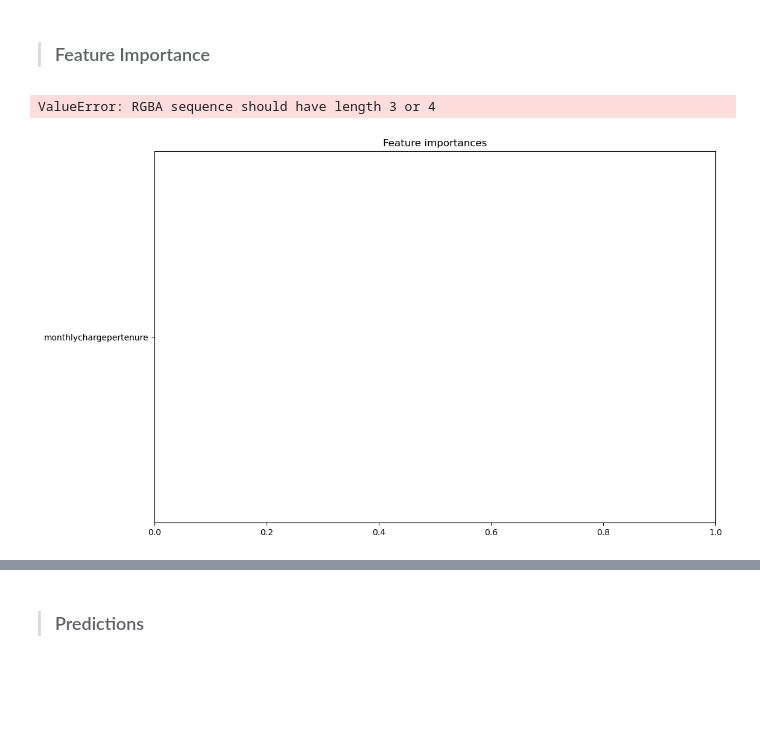
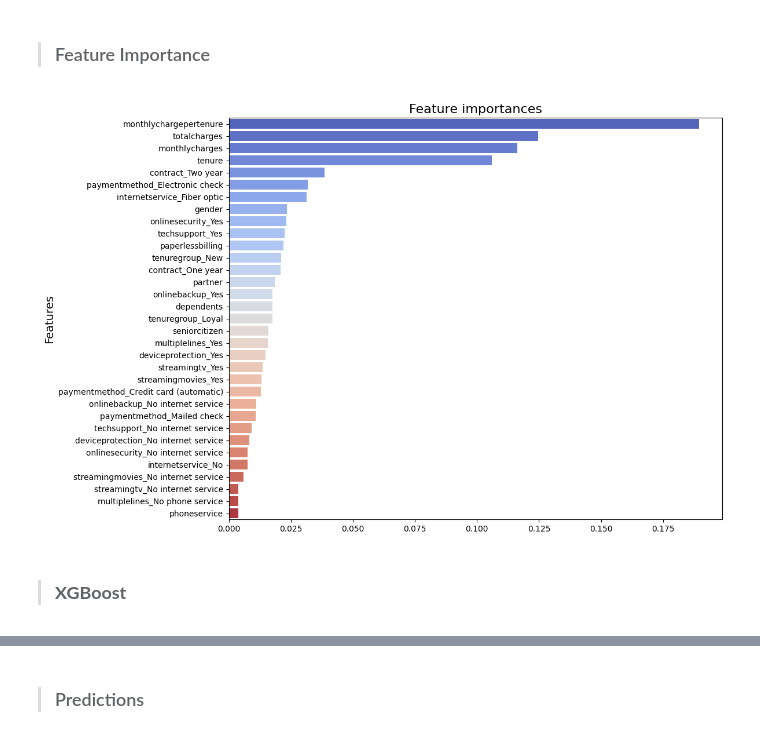
Before and after one commit to Khubaib8281/Customer_Churn_prediction, a Jupyter notebook: Cus_churn_prediction.ipynb, the cells around one changed output, grey strips where cells are left out. Cells and saved outputs as stored; diff of their text form; code cells hidden in the pictures; blank space fills up the shorter version.

```diff
--- a/Cus_churn_prediction.ipynb
+++ b/Cus_churn_prediction.ipynb
@@ -379,12 +420,14 @@ Accuracy: 76.82%
 # %%
 features = X_train.columns
 importances = model_rf.feature_importances_
 indices = np.argsort(importances)[::-1]
-colors = sns.color_palette("viridis", len(indices))
-plt.figure(figsize=(12,8))
-plt.title("Feature importances")
-sns.barplot(x=importances[indices], y=features[indices], color=colors)
+colors = sns.color_palette("coolwarm", len(indices))
+plt.figure(figsize=(11,9))
+plt.title("Feature importances", fontsize= 16)
+plt.ylabel("Features", fontsize=14)
+sns.barplot(x=importances[indices], y=features[indices], palette=colors, hue=features[indices], legend=False)
 plt.show()
 # %% [output]
-ValueError: RGBA sequence should have length 3 or 4
-[figure, old version]
+[figure, new version]
+# %% [markdown]
+> ### **XGBoost**
```
Also changed, not shown: parts of 45 cells of this notebook, 1 other file.
